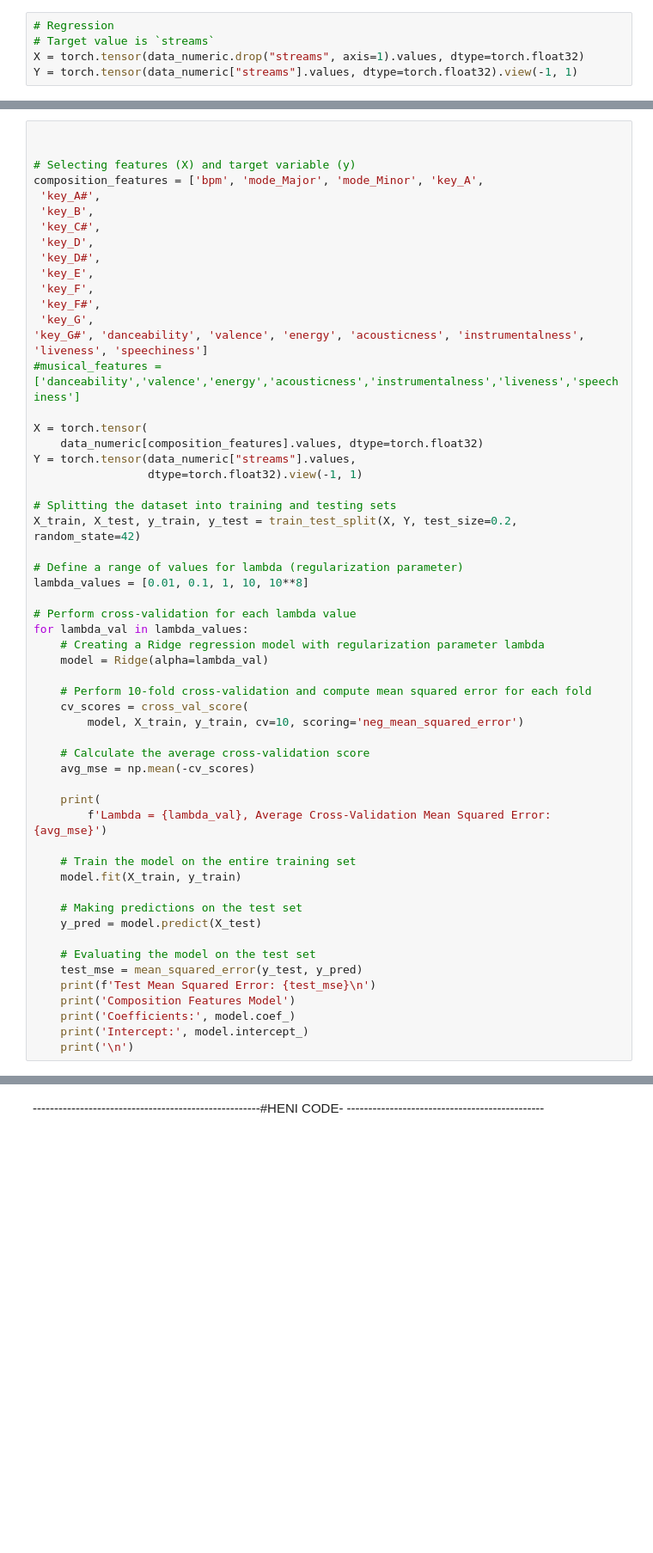
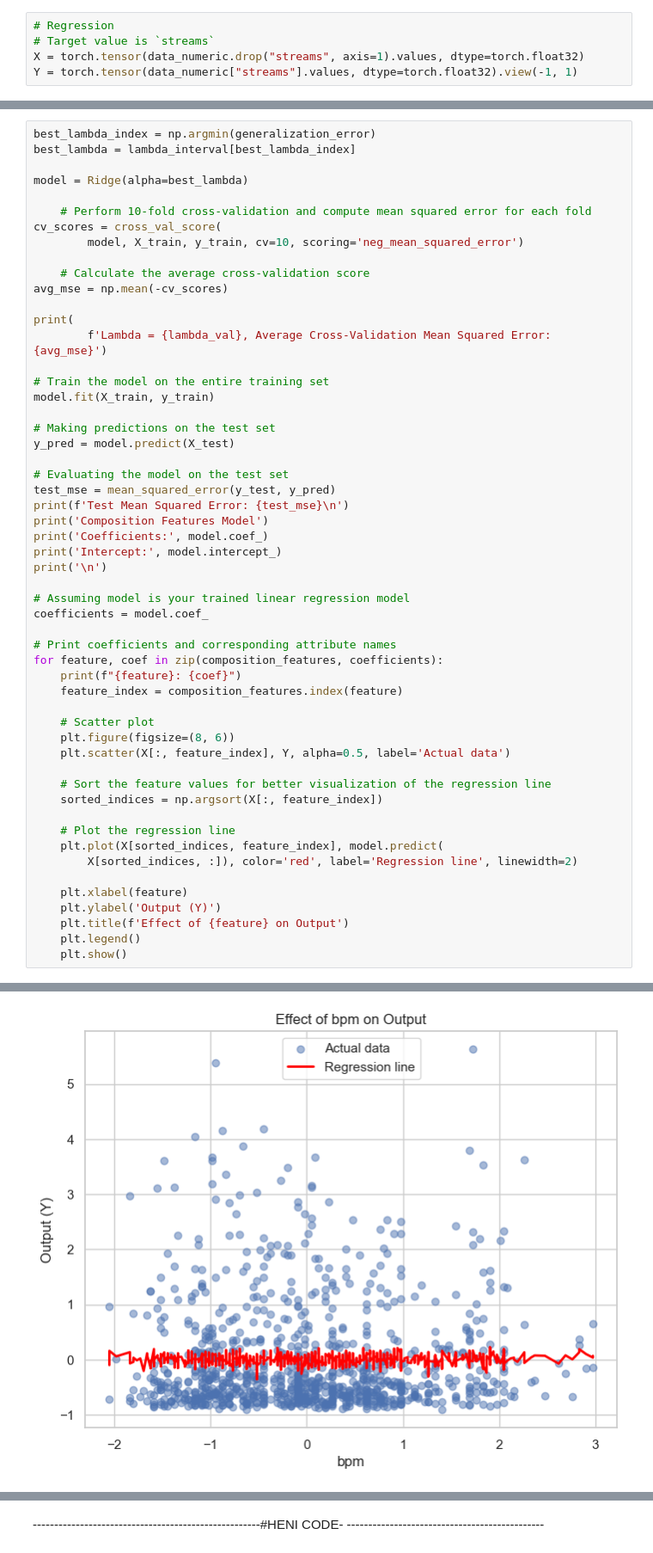
Before and after one commit to AfonsoCunha22/intro_ML_DM, a Jupyter notebook: model.ipynb, the cells around one changed output, grey strips where cells are left out. Shown at 86% size. Drawn from its saved outputs; the diff is of its cells as text; blank space fills up the shorter version.

```diff
--- a/model.ipynb
+++ b/model.ipynb
@@ -178,57 +243,55 @@ KeyError: "['key_C'] not in index"
 # %%
+best_lambda_index = np.argmin(generalization_error)
+best_lambda = lambda_interval[best_lambda_index]
 
-
-# Selecting features (X) and target variable (y)
-composition_features = ['bpm', 'mode_Major', 'mode_Minor', 'key_A',
- 'key_A#',
- 'key_B',
- 'key_C#',
- 'key_D',
- 'key_D#',
- 'key_E',
- 'key_F',
- 'key_F#',
- 'key_G',
-'key_G#', 'danceability', 'valence', 'energy', 'acousticness', 'instrumentalness', 'liveness', 'speechiness']
-#musical_features = ['danceability','valence','energy','acousticness','instrumentalness','liveness','speechiness']
-
-X = torch.tensor(
-    data_numeric[composition_features].values, dtype=torch.float32)
-Y = torch.tensor(data_numeric["streams"].values,
-                 dtype=torch.float32).view(-1, 1)
-
-# Splitting the dataset into training and testing sets
-X_train, X_test, y_train, y_test = train_test_split(X, Y, test_size=0.2, random_state=42)
-
-# Define a range of values for lambda (regularization parameter)
-lambda_values = [0.01, 0.1, 1, 10, 10**8]
-
-# Perform cross-validation for each lambda value
-for lambda_val in lambda_values:
-    # Creating a Ridge regression model with regularization parameter lambda
-    model = Ridge(alpha=lambda_val)
+model = Ridge(alpha=best_lambda)
 
     # Perform 10-fold cross-validation and compute mean squared error for each fold
-    cv_scores = cross_val_score(
+cv_scores = cross_val_score(
         model, X_train, y_train, cv=10, scoring='neg_mean_squared_error')
 
     # Calculate the average cross-validation score
-    avg_mse = np.mean(-cv_scores)
+avg_mse = np.mean(-cv_scores)
 
-    print(
+print(
         f'Lambda = {lambda_val}, Average Cross-Validation Mean Squared Error: {avg_mse}')
 
-    # Train the model on the entire training set
-    model.fit(X_train, y_train)
+# Train the model on the entire training set
+model.fit(X_train, y_train)
 
-    # Making predictions on the test set
-    y_pred = model.predict(X_test)
+# Making predictions on the test set
+y_pred = model.predict(X_test)
 
-    # Evaluating the model on the test set
-    test_mse = mean_squared_error(y_test, y_pred)
-    print(f'Test Mean Squared Error: {test_mse}\n')
-    print('Composition Features Model')
-    print('Coefficients:', model.coef_)
-    print('Intercept:', model.intercept_)
-    print('\n')
+# Evaluating the model on the test set
+test_mse = mean_squared_error(y_test, y_pred)
+print(f'Test Mean Squared Error: {test_mse}\n')
+print('Composition Features Model')
+print('Coefficients:', model.coef_)
+print('Intercept:', model.intercept_)
+print('\n')
+
+# Assuming model is your trained linear regression model
+coefficients = model.coef_
+
+# Print coefficients and corresponding attribute names
+for feature, coef in zip(composition_features, coefficients):
+    print(f"{feature}: {coef}")
+    feature_index = composition_features.index(feature)
+
+    # Scatter plot
+    plt.figure(figsize=(8, 6))
+    plt.scatter(X[:, feature_index], Y, alpha=0.5, label='Actual data')
+
+    # Sort the feature values for better visualization of the regression line
+    sorted_indices = np.argsort(X[:, feature_index])
+
+    # Plot the regression line
+    plt.plot(X[sorted_indices, feature_index], model.predict(
+        X[sorted_indices, :]), color='red', label='Regression line', linewidth=2)
+
+    plt.xlabel(feature)
+    plt.ylabel('Output (Y)')
+    plt.title(f'Effect of {feature} on Output')
+    plt.legend()
+    plt.show()
 # %% [output]
@@ -252,3 +313,4 @@ Intercept: [0.0187109]
+[figure, added]
 # %%
 
 class LinearRegression(nn.Module):
```
Also changed, not shown: parts of 8 cells of this notebook, 2 other files.
